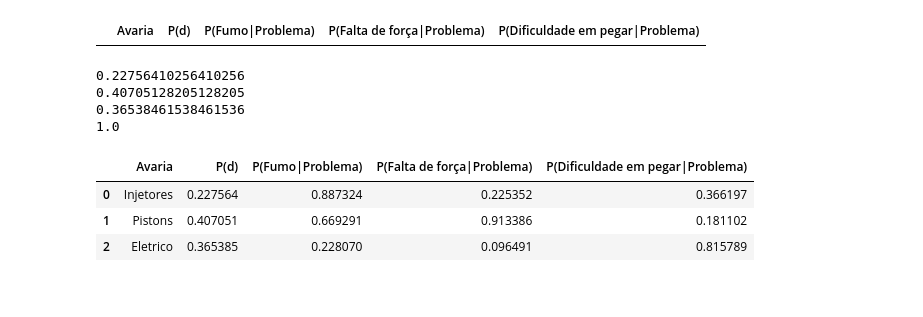
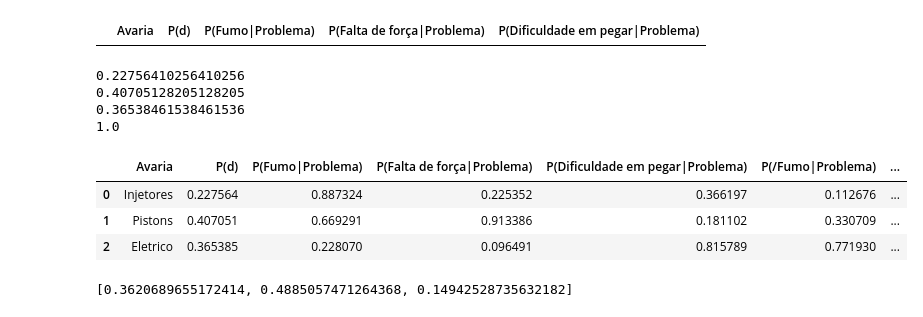
Before and after one commit to hjoaquim/psn-fs-js-hj, a Jupyter notebook: a4.ipynb, the cells around one changed output. Saved outputs shown, nothing was run; the diff lists cells and outputs as text; code cells hidden in the pictures.

```diff
--- a/a4.ipynb
+++ b/a4.ipynb
@@ -148,11 +148,13 @@ p_DificuldadePegar_Problema = []; p_DificuldadePegar_Problema.extend([p_Dificuld
 # %%
 # After all those calculations and stuff, let's seed how our probabilities table will look like!
 probDf['Avaria'] = ['Injetores', 'Pistons', 'Eletrico']
-probDf['P(d)'] = pd; probDf['P(Fumo|Problema)'] = p_Fumo_Problema
-probDf['P(Falta de força|Problema)'] = p_FaltaForca_Problema; probDf['P(Dificuldade em pegar|Problema)'] = p_DificuldadePegar_Problema
+probDf['P(d)'] = pd
+probDf['P(Fumo|Problema)'] = p_Fumo_Problema; probDf['P(/Fumo|Problema)'] = (1 - probDf['P(Fumo|Problema)'])
+probDf['P(Falta de força|Problema)'] = p_FaltaForca_Problema; probDf['P(/Falta de força|Problema)'] = (1 - probDf['P(Falta de força|Problema)'])
+probDf['P(Dificuldade em pegar|Problema)'] = p_DificuldadePegar_Problema; probDf['P(/Dificuldade em pegar|Problema)'] = (1 - probDf['P(Dificuldade em pegar|Problema)'])
 probDf
 # %% [output]
-|  | Avaria | P(d) | P(Fumo|Problema) | P(Falta de força|Problema) | P(Dificuldade em pegar|Problema) |
-| 0 | Injetores | 0.227564 | 0.887324 | 0.225352 | 0.366197 |
-| 1 | Pistons | 0.407051 | 0.669291 | 0.913386 | 0.181102 |
-| 2 | Eletrico | 0.365385 | 0.228070 | 0.096491 | 0.815789 |
+|  | Avaria | P(d) | P(Fumo|Problema) | P(Falta de força|Problema) | P(Dificuldade em pegar|Problema) | P(/Fumo|Problema) | ... |
+| 0 | Injetores | 0.227564 | 0.887324 | 0.225352 | 0.366197 | 0.112676 | ... |
+| 1 | Pistons | 0.407051 | 0.669291 | 0.913386 | 0.181102 | 0.330709 | ... |
+| 2 | Eletrico | 0.365385 | 0.228070 | 0.096491 | 0.815789 | 0.771930 | ... |
@@ -158,0 +164,7 @@ probDf
+# %%
+#newList = [ a * b for a, b in zip(list1, list2)]
+denominator = sum([ a * b for a, b in zip(list1, list2)])
+newList = [ (a * b) / denominator for a, b in zip(list1, list2)]
+newList
+# %% [output]
+[0.3620689655172414, 0.4885057471264368, 0.14942528735632182]
```
Also changed, not shown: parts of 4 cells of this notebook.
